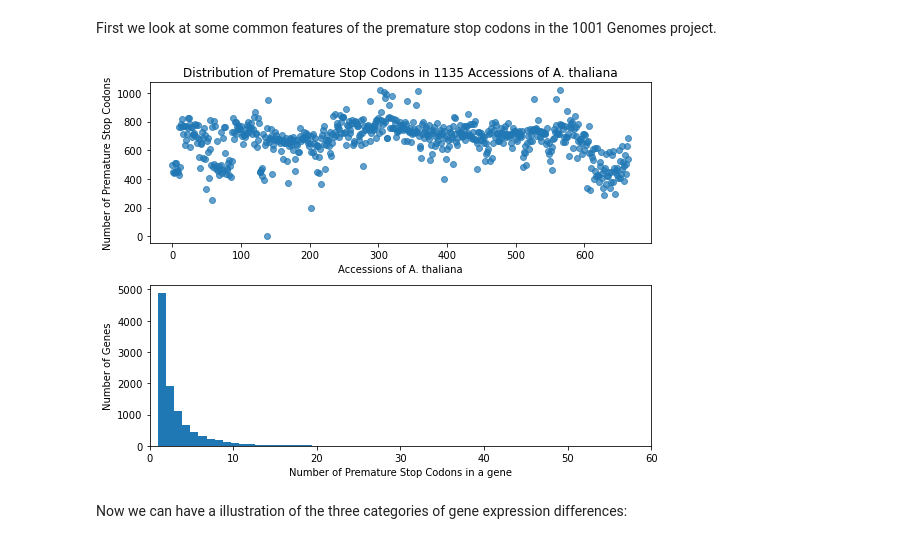
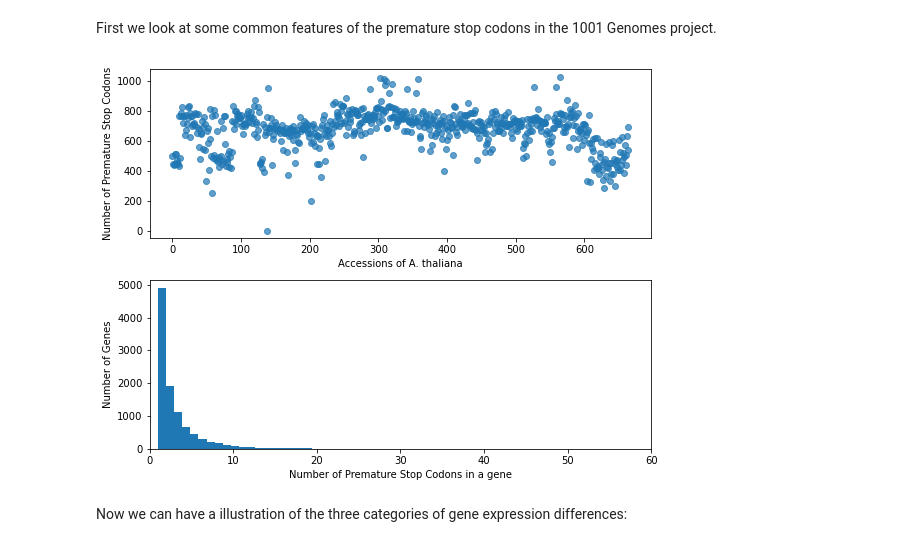
Before and after one commit to laurasteinmann/Premature_Stop_Codons, a Jupyter notebook: results/Premature_Stop_Codons.ipynb, the cells around one changed output. Cells and saved outputs as stored; diff of their text form; code cells hidden in the pictures.

Commit message:
Higher quality and no title in distribution plot

```diff
--- a/results/Premature_Stop_Codons.ipynb
+++ b/results/Premature_Stop_Codons.ipynb
@@ -65,36 +63,36 @@ First we look at some common features of the premature stop codons in the 1001 G
 import pandas as pd
 import numpy as np
 import matplotlib.pyplot as plt
 
 gt_section = pd.read_csv('../data/preprocessed/GT_Section_Numeric_Overlap.csv', index_col=0)
 stop_table_plot = pd.read_csv('../data/preprocessed/Stop_Table_Full.csv', index_col=0)
 genes = np.unique(stop_table_plot.Gene)
 
 numbers_gene_count = []
 for gene in genes:
     subset = stop_table_plot[stop_table_plot['Gene'] == gene]
     numbers_gene_count.append(subset.shape[0])
 
 numbers_premature_stops = gt_section.sum(axis=1)
 accessions = np.arange(0, len(gt_section.index.values))
 fig = plt.figure(figsize=(8, 6))
 gs = fig.add_gridspec(2, 1)
 ax1 = fig.add_subplot(gs[0, 0])
 ax1.scatter(accessions, numbers_premature_stops, alpha=0.7)
 ax1.set_xlabel('Accessions of A. thaliana')
 ax1.set_ylabel('Number of Premature Stop Codons')
-ax1.set_title('Distribution of Premature Stop Codons in 1135 Accessions of A. thaliana')
+# ax1.set_title('Distribution of Premature Stop Codons in 1135 Accessions of A. thaliana')
 ax2 = fig.add_subplot(gs[1, 0])
 ax2.hist(numbers_gene_count, bins=60);
 ax2.set_xlim(0, 60);
 ax2.set_xlabel('Number of Premature Stop Codons in a gene')
 ax2.set_ylabel('Number of Genes')
 fig.tight_layout()
 output_file = "figures/Distribution_Premature_Stop_Codons.png"
-plt.savefig(output_file, dpi=700, facecolor='w')
+plt.savefig(output_file, dpi=900, facecolor='w')
 plt.show()
 # %% [output]
-[figure, old version]
+[figure, new version]
 # %% [markdown]
 Now we can have a illustration of the three categories of gene expression differences:
 # %%
```
Also changed, not shown: parts of 4 cells of this notebook, 1 other file.
